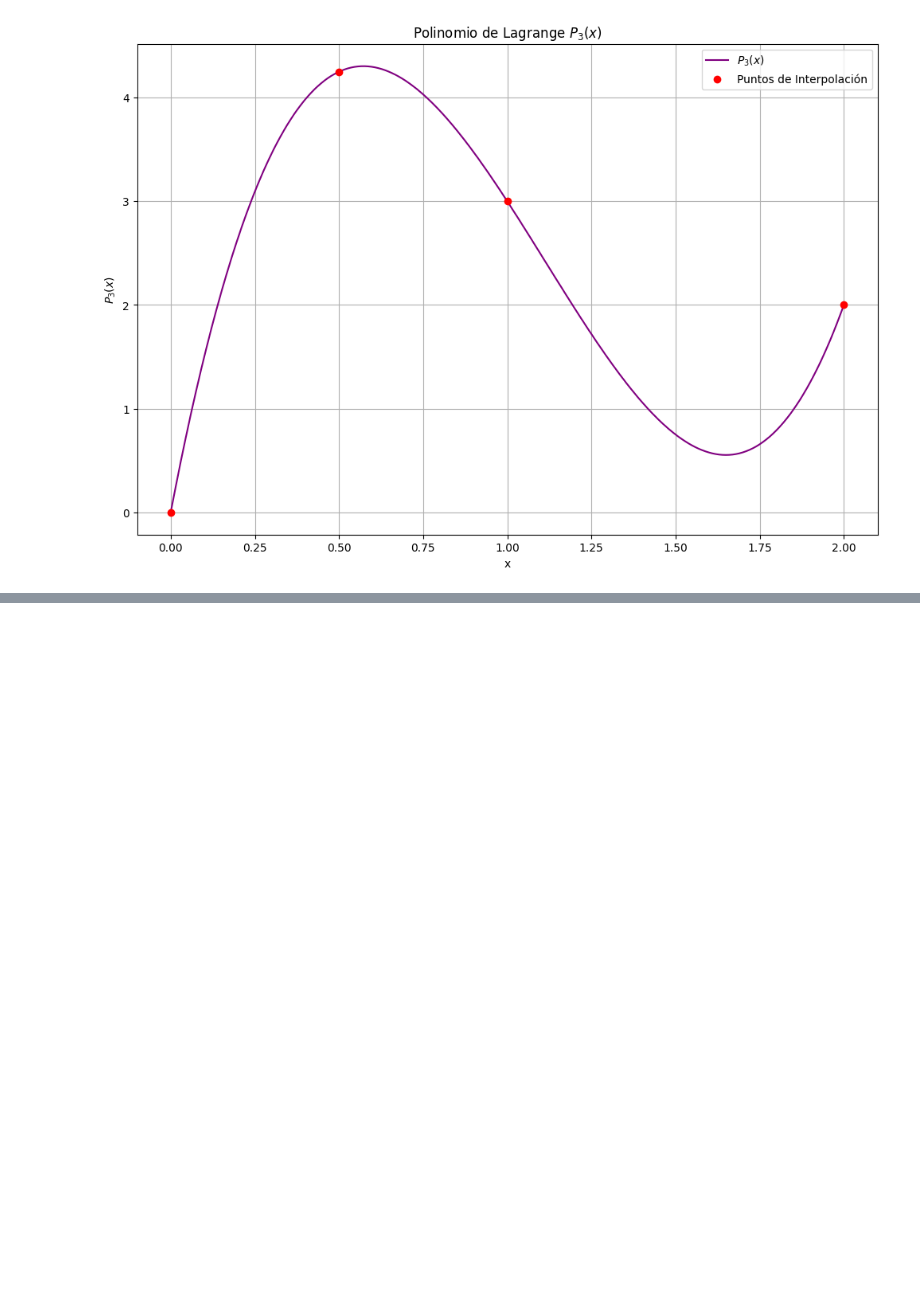
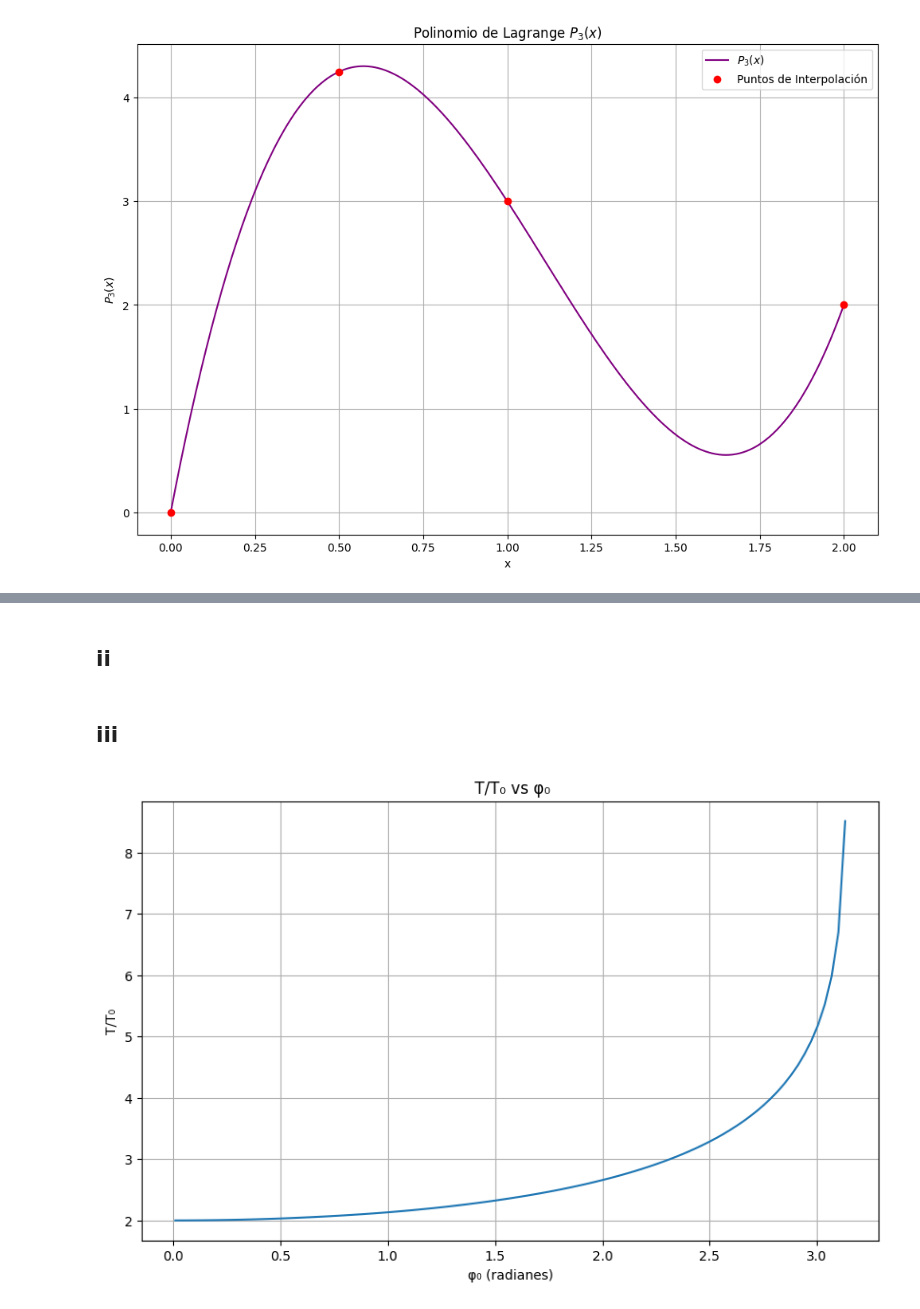
Before and after one commit to gitonina/Numerical-Methods-in-Engineering, a Jupyter notebook: Tareas/Tarea2/tarea2.ipynb, the cells around one changed output, grey strips where cells are left out. Drawn from its saved outputs; the diff is of its cells as text; code cells hidden in the pictures; blank space fills up the shorter version.

```diff
--- a/Tareas/Tarea2/tarea2.ipynb
+++ b/Tareas/Tarea2/tarea2.ipynb
@@ -58,0 +214,38 @@ plt.show()
+# %% [markdown]
+## ii
+# %%
+def simpson_rule(f, a, b, n):
+    h = (b - a) / n
+    x = np.linspace(a, b, n+1)
+    y = f(x)
+    return (h/3) * (y[0] + 4*np.sum(y[1:-1:2]) + 2*np.sum(y[2:-2:2]) + y[-1])
+# %% [markdown]
+## iii
+# %%
+def integrando(theta, phi0):
+    return 1 / np.sqrt(1 - (np.sin(phi0 / 2) * np.sin(theta))**2)
+
+def simpson_rule(f, a, b, n):
+    h = (b - a) / n
+    x = np.linspace(a, b, n+1)
+    y = f(x)
+    return (h/3) * (y[0] + 4*np.sum(y[1:-1:2]) + 2*np.sum(y[2:-2:2]) + y[-1])
+
+def periodo(phi0, n=1000):
+    f = lambda theta: integrando(theta, phi0)
+    return (4/np.pi) * simpson_rule(f, 0, np.pi/2, n)
+
+
+phi0_values = np.linspace(0.01, np.pi-0.01, 100)
+T_T0 = [periodo(phi0) for phi0 in phi0_values]
+
+
+plt.figure(figsize=(10, 6))
+plt.plot(phi0_values, T_T0)
+plt.xlabel('φ₀ (radianes)')
+plt.ylabel('T/T₀')
+plt.title(' T/T₀ vs φ₀')
+plt.grid(True)
+plt.show()
+# %% [output]
+[figure, added]
```
Also changed, not shown: parts of 15 cells of this notebook, 3 other files.
